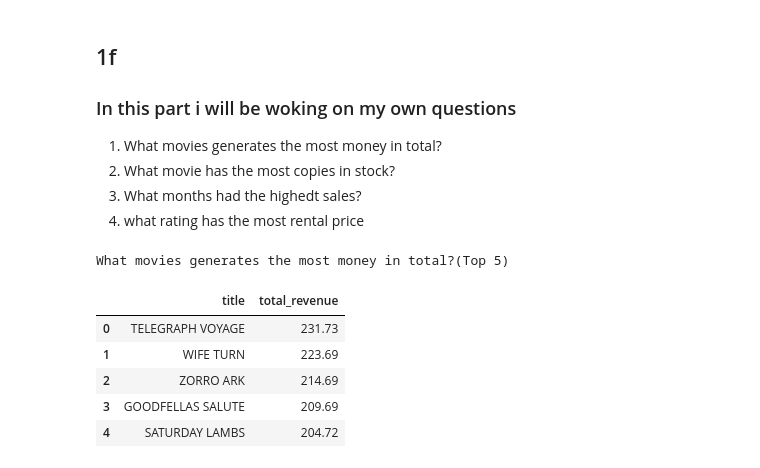
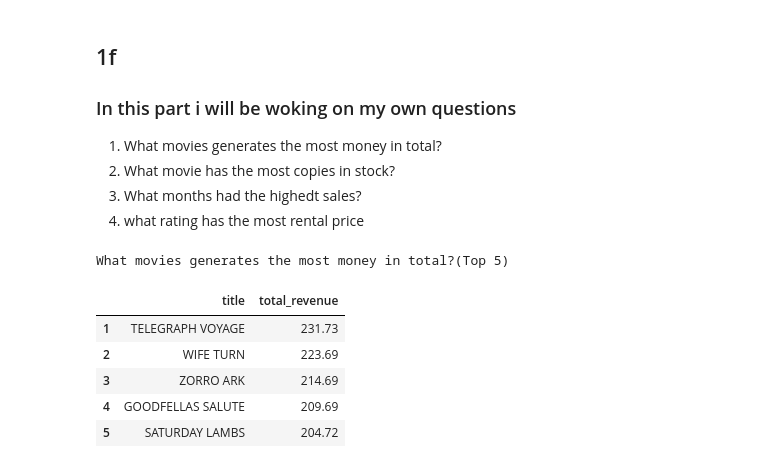
Before and after one commit to DataHub2/sql-lab-zakaria-DE25, a Jupyter notebook: notebook/eda.ipynb, the cells around one changed output. Drawn from its saved outputs; the diff is of its cells as text; code cells hidden in the pictures.

```diff
--- a/notebook/eda.ipynb
+++ b/notebook/eda.ipynb
@@ -225,32 +231,33 @@ display(actors_most_movies)
 # %%
 # 1.
 print("What movies generates the most money in total?(Top 5)")
 # here i will be joining film, inventory, rental and payment
 # this is needed so that i may get what movie has the most total revenue
 # i use SUM so that i can get all the payments per movie title
 
 highest_revenue = duckdb.sql("""
     SELECT
         f.title,
         SUM(p.amount) AS total_revenue
 FROM film f
 JOIN inventory i ON f.film_id = i.film_id
 JOIN rental r ON i.inventory_id = r.inventory_id
 JOIN payment p ON r.rental_id = p.rental_id
 GROUP BY f.title
 ORDER BY total_revenue DESC
 LIMIT 5
 """).df()
 
+highest_revenue.index = highest_revenue.index + 1
 display(highest_revenue)
 # %% [output]
 What movies generates the most money in total?(Top 5)
 |  | title | total_revenue |
-| 0 | TELEGRAPH VOYAGE | 231.73 |
-| 1 | WIFE TURN | 223.69 |
-| 2 | ZORRO ARK | 214.69 |
-| 3 | GOODFELLAS SALUTE | 209.69 |
-| 4 | SATURDAY LAMBS | 204.72 |
+| 1 | TELEGRAPH VOYAGE | 231.73 |
+| 2 | WIFE TURN | 223.69 |
+| 3 | ZORRO ARK | 214.69 |
+| 4 | GOODFELLAS SALUTE | 209.69 |
+| 5 | SATURDAY LAMBS | 204.72 |
 # %%
 # 2
 print("What movie has the most copies in stock?(Top 5)")
```
Also changed, not shown: parts of 9 cells of this notebook.
